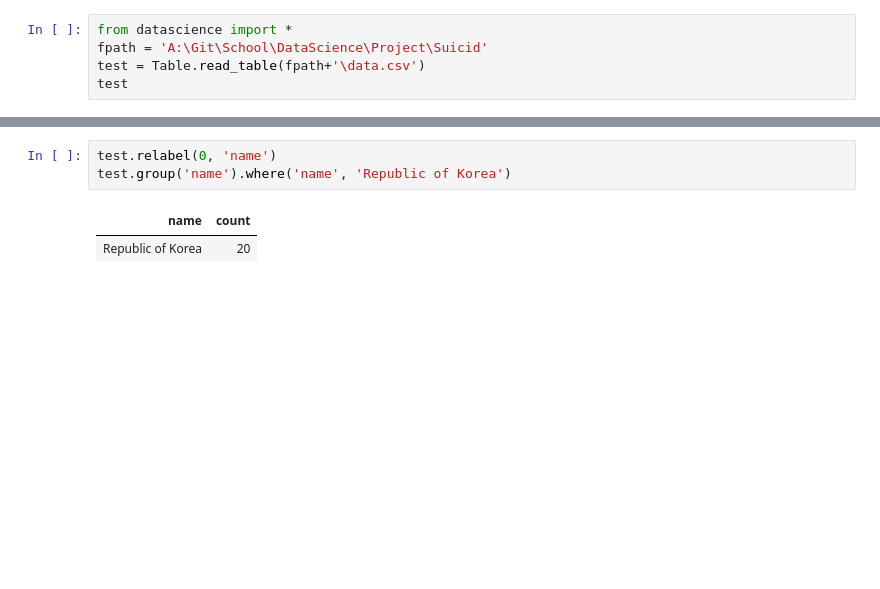
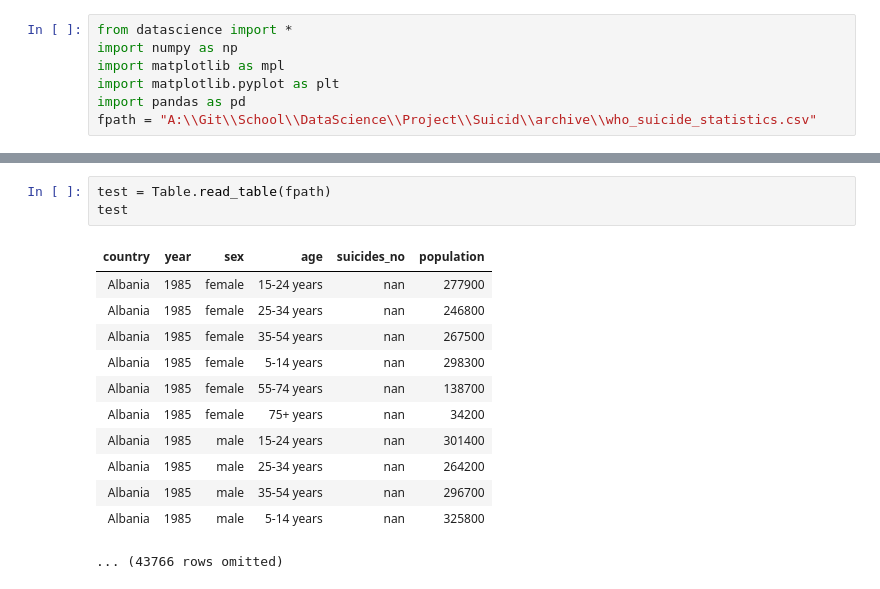
Before and after one commit to Sianus/School_Lecture, a Jupyter notebook: DataScience/Self_contents/project_test.ipynb, the cells around one changed output, grey strips where cells are left out. Saved outputs shown, nothing was run; the diff lists cells and outputs as text; blank space fills up the shorter version.

Commit message:
TermProject-1

```diff
--- a/DataScience/Self_contents/project_test.ipynb
+++ b/DataScience/Self_contents/project_test.ipynb
@@ -1,5 +1,7 @@
 # %%
 from datascience import *
-fpath = 'A:\Git\School\DataScience\Project\Suicid'
-test = Table.read_table(fpath+'\data.csv')
-test
+import numpy as np
+import matplotlib as mpl
+import matplotlib.pyplot as plt
+import pandas as pd
+fpath = "A:\\Git\\School\\DataScience\\Project\\Suicid\\archive\\who_suicide_statistics.csv"
@@ -19,6 +8,16 @@ test
-# %%
-test.relabel(0, 'name')
-test.group('name').where('name', 'Republic of Korea')
-# %% [output]
-| name | count |
-| Republic of Korea | 20 |
+# %%
+test = Table.read_table(fpath)
+test
+# %% [output]
+| country | year | sex | age | suicides_no | population |
+| Albania | 1985 | female | 15-24 years | nan | 277900 |
+| Albania | 1985 | female | 25-34 years | nan | 246800 |
+| Albania | 1985 | female | 35-54 years | nan | 267500 |
+| Albania | 1985 | female | 5-14 years | nan | 298300 |
+| Albania | 1985 | female | 55-74 years | nan | 138700 |
+| Albania | 1985 | female | 75+ years | nan | 34200 |
+| Albania | 1985 | male | 15-24 years | nan | 301400 |
+| Albania | 1985 | male | 25-34 years | nan | 264200 |
+| Albania | 1985 | male | 35-54 years | nan | 296700 |
+| Albania | 1985 | male | 5-14 years | nan | 325800 |
+... (43766 rows omitted)
```
Also changed, not shown: parts of 7 cells of this notebook, 6 other files.
